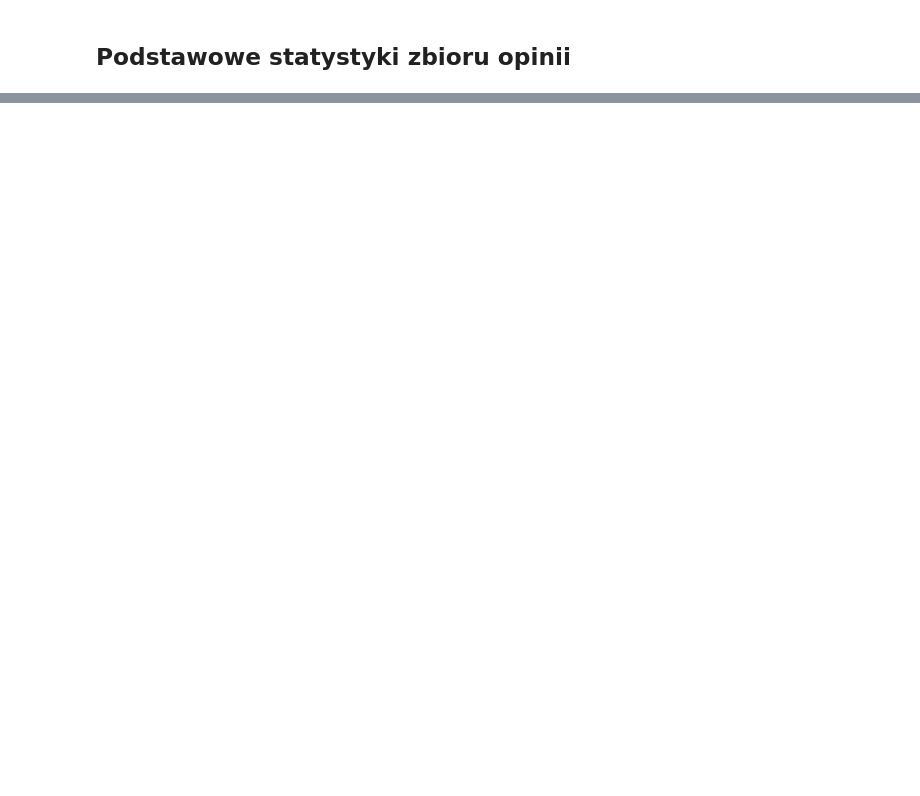
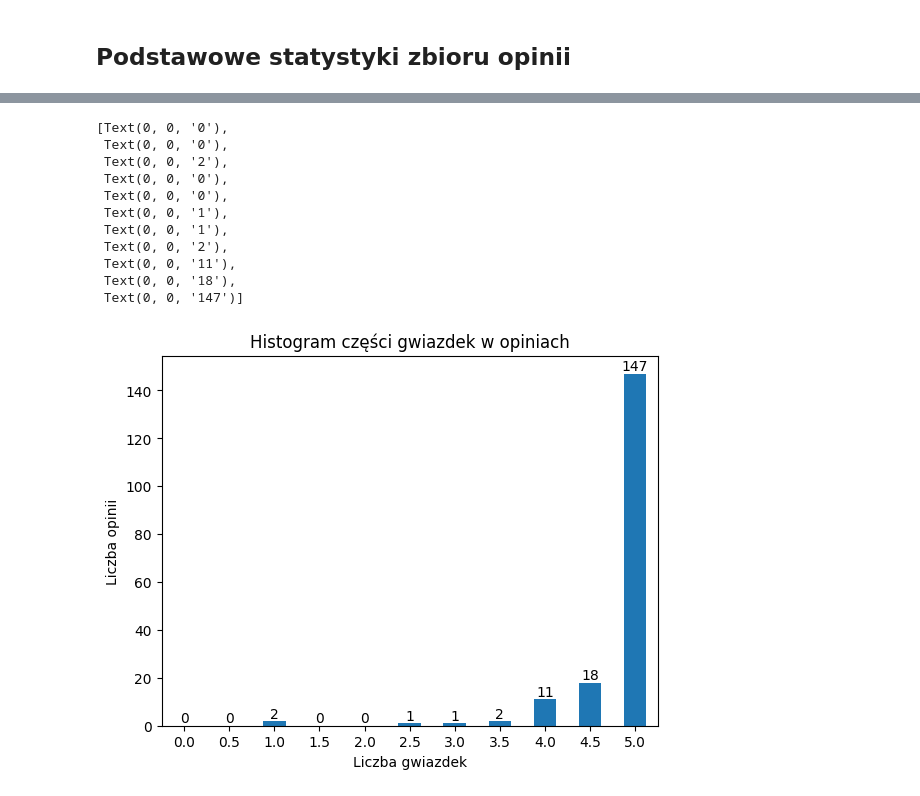
Before and after one commit to mallab20/CeneoScraperML, a Jupyter notebook: analyzer.ipynb, the cells around one changed output, grey strips where cells are left out. Drawn from its saved outputs; the diff is of its cells as text; code cells hidden in the pictures; blank space fills up the shorter version.

```diff
--- a/analyzer.ipynb
+++ b/analyzer.ipynb
@@ -37,4 +39,6 @@ opinions
 # %% [markdown]
 ## Podstawowe statystyki zbioru opinii
 # %%
-opinions.rating.apply(lambda r: r.split("/")[0].replace(",","."),).astype(float)
+opinions = pd.read_json(f"opinions/{product_id}.json")
+opinions.rating = opinions.rating.apply(lambda r: r.split("/")[0].replace(",","."),).astype(float)
+opinions.recommendation = opinions.recommendation.apply(lambda r: "Brak rekomendacji" if r is None else r)
@@ -69,0 +52,3 @@ Name: pros, Length: 182, dtype: object
+# %%
+rating_distribution = opinions.rating.value_counts().reindex(np.arange(0,5.5,0.5), fill_value = 0)
+rating_distribution
@@ -69,0 +69,21 @@ Name: pros, Length: 182, dtype: object
+# %%
+fig, ax = plt.subplots()
+rating_distribution.plot.bar()
+plt.title("Histogram części gwiazdek w opiniach")
+plt.xlabel("Liczba gwiazdek")
+plt.ylabel("Liczba opinii")
+plt.xticks(rotation=0)
+plt.bar_label(ax.containers[0], label_type='edge')
+# %% [output]
+[Text(0, 0, '0'),
+ Text(0, 0, '0'),
+ Text(0, 0, '2'),
+ Text(0, 0, '0'),
+ Text(0, 0, '0'),
+ Text(0, 0, '1'),
+ Text(0, 0, '1'),
+ Text(0, 0, '2'),
+ Text(0, 0, '11'),
+ Text(0, 0, '18'),
+ Text(0, 0, '147')]
+[figure, added]
```
Also changed, not shown: parts of 12 cells of this notebook, 2 other files.
